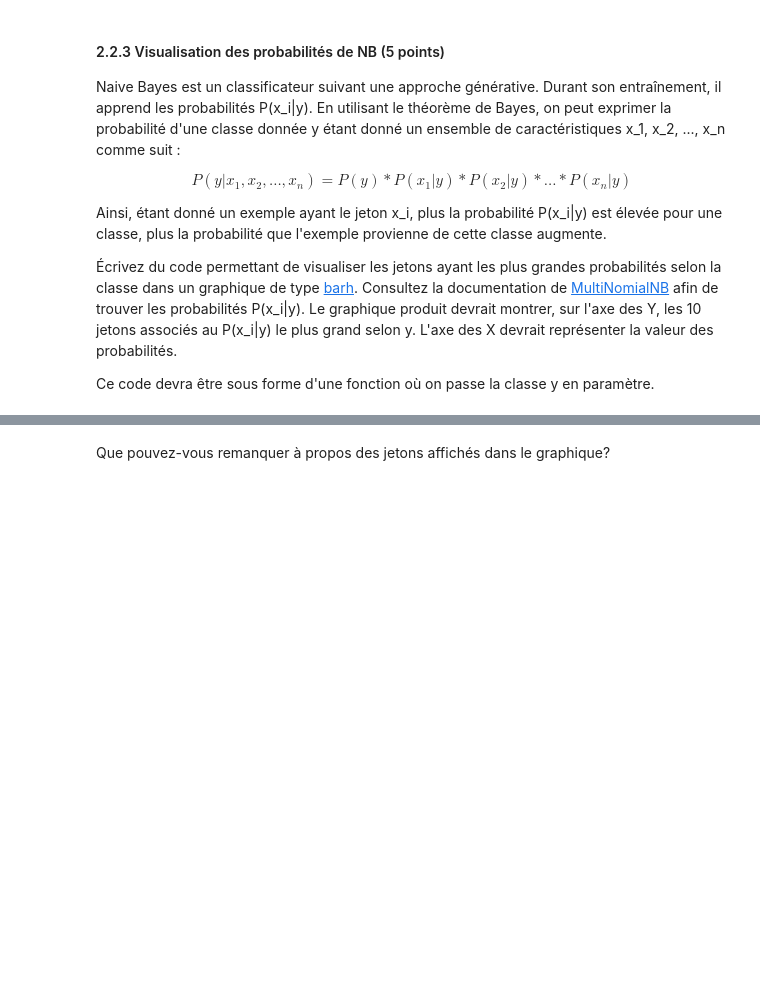
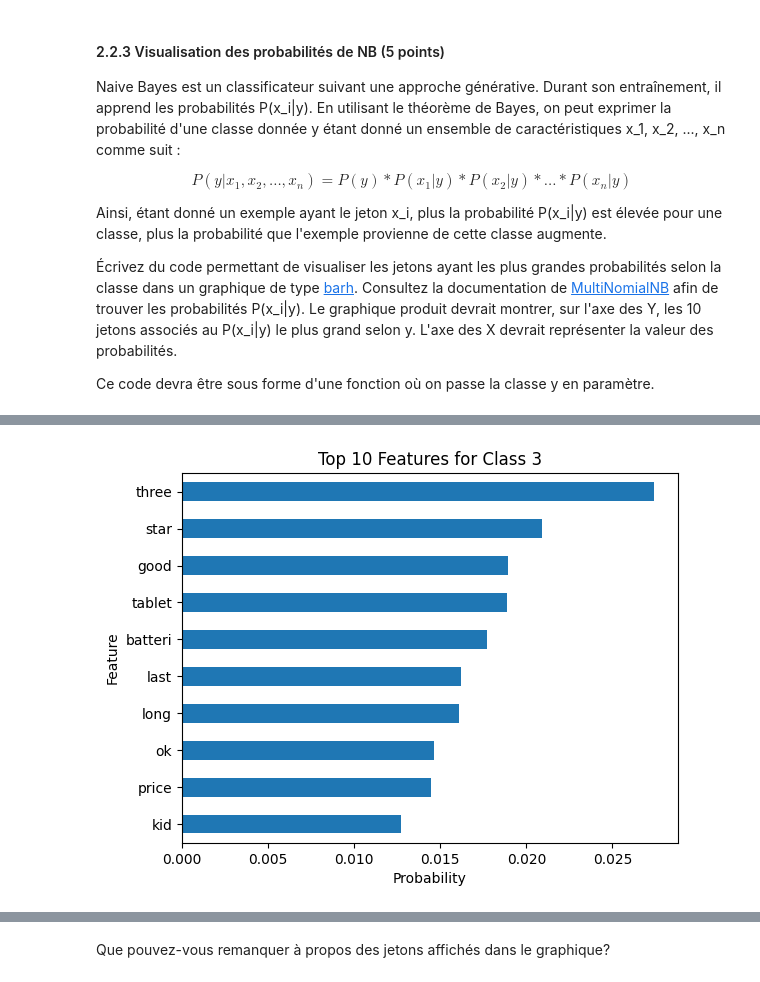
Before and after one commit to marcomudenge/NLP_1_Tokenizing_and_Classifying_Reviews, a Jupyter notebook: inf8460_A23_TP1_Brando.ipynb, the cells around one changed output, grey strips where cells are left out. Saved outputs shown, nothing was run; the diff lists cells and outputs as text; code cells hidden in the pictures; blank space fills up the shorter version.

```diff
--- a/inf8460_A23_TP1_Brando.ipynb
+++ b/inf8460_A23_TP1_Brando.ipynb
@@ -529,0 +591,4 @@ import matplotlib.pyplot as plt
+# %%
+plot_top_features(clf_nb, vectorizer, 3, 10)
+# %% [output]
+[figure, added]
```
Also changed, not shown: parts of 7 cells of this notebook.
